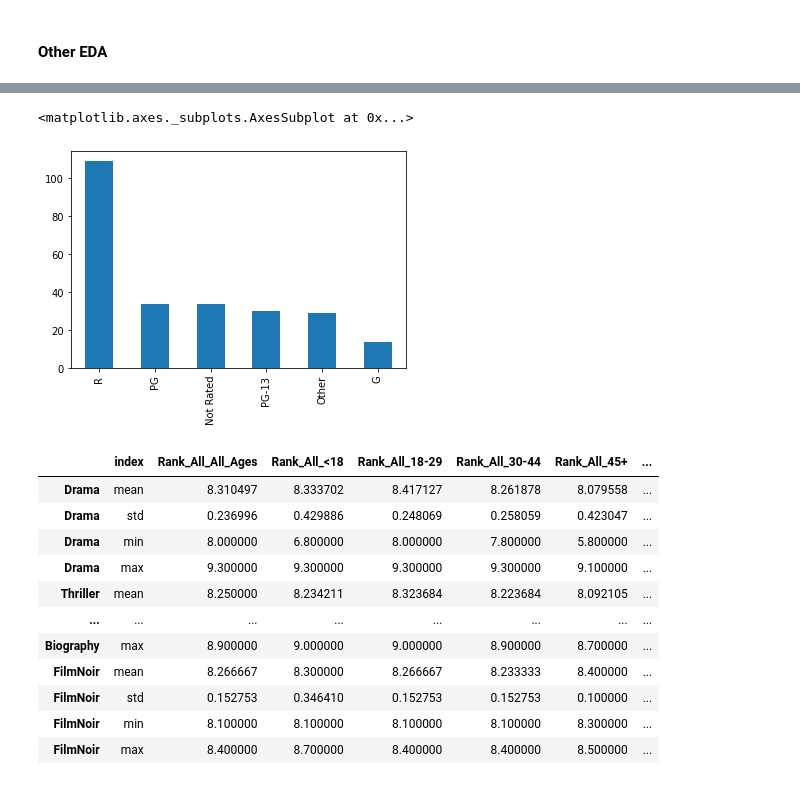
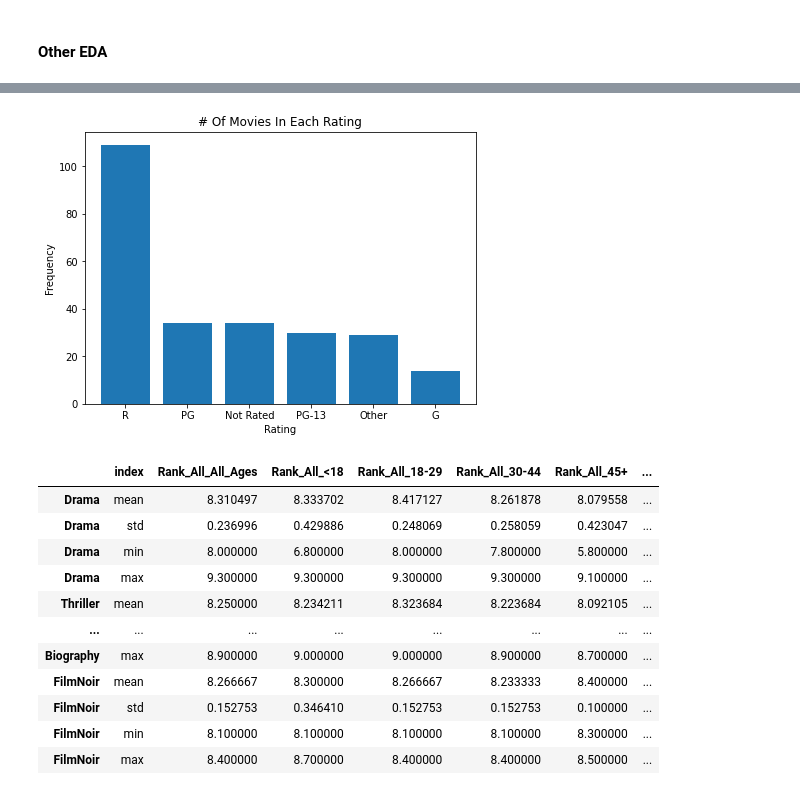
Before and after one commit to MaxTechniche/DS20_Unit_1_Build, a Jupyter notebook: Jacob_Maxfield_Unit_1_Project_Build.ipynb, the cells around one changed output, grey strips where cells are left out. Saved outputs shown, nothing was run; the diff lists cells and outputs as text; code cells hidden in the pictures.

```diff
--- a/Jacob_Maxfield_Unit_1_Project_Build.ipynb
+++ b/Jacob_Maxfield_Unit_1_Project_Build.ipynb
@@ -253,9 +257,12 @@ plt.show()
-# %%
-
-df['Rating'].value_counts().plot.bar()
-# %% [output]
-<matplotlib.axes._subplots.AxesSubplot at 0x...>
-[figure, removed]
+# %%
+plt.figure(figsize=(7, 5))
+df['Rating'].value_counts().plot.bar(width=.8, rot=0)
+plt.title('# of movies in each rating'.title())
+plt.ylabel('Frequency')
+plt.xlabel('Rating')
+plt.show()
+# %% [output]
+[figure, added]
 # %%
 # Get set of genres
 genres = set([genre for x in df['Genres'] for genre in x.split(', ')])
```
Also changed, not shown: parts of 12 cells of this notebook.
